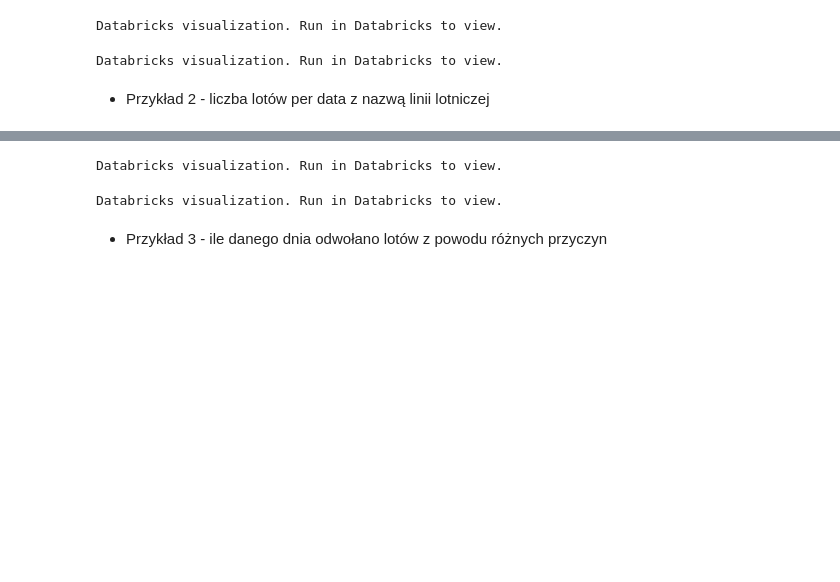
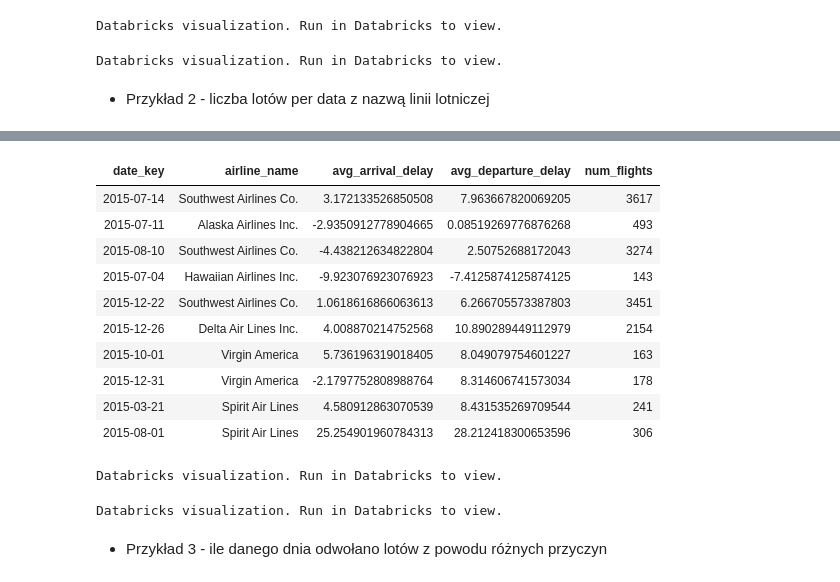
Before and after one commit to Nicram123/data-warehouse-flights, a Jupyter notebook: notebooks/Reports_notebook.ipynb, the cells around one changed output, grey strips where cells are left out. Saved outputs shown, nothing was run; the diff lists cells and outputs as text; code cells hidden in the pictures; blank space fills up the shorter version.

```diff
--- a/notebooks/Reports_notebook.ipynb
+++ b/notebooks/Reports_notebook.ipynb
@@ -42,4 +53,5 @@ GROUP BY f.date_key, a.airline_name;
 # %%
 %sql
 SELECT * FROM flight_sales_gold.vw_airline_daily_delay
+LIMIT 10;
 # %% [output]
@@ -47,3 +58,14 @@ SELECT * FROM flight_sales_gold.vw_airline_daily_delay
+| date_key | airline_name | avg_arrival_delay | avg_departure_delay | num_flights |
+| 2015-07-14 | Southwest Airlines Co. | 3.172133526850508 | 7.963667820069205 | 3617 |
+| 2015-07-11 | Alaska Airlines Inc. | -2.9350912778904665 | 0.08519269776876268 | 493 |
+| 2015-08-10 | Southwest Airlines Co. | -4.438212634822804 | 2.50752688172043 | 3274 |
+| 2015-07-04 | Hawaiian Airlines Inc. | -9.923076923076923 | -7.4125874125874125 | 143 |
+| 2015-12-22 | Southwest Airlines Co. | 1.0618616866063613 | 6.266705573387803 | 3451 |
+| 2015-12-26 | Delta Air Lines Inc. | 4.008870214752568 | 10.890289449112979 | 2154 |
+| 2015-10-01 | Virgin America | 5.736196319018405 | 8.049079754601227 | 163 |
+| 2015-12-31 | Virgin America | -2.1797752808988764 | 8.314606741573034 | 178 |
+| 2015-03-21 | Spirit Air Lines | 4.580912863070539 | 8.431535269709544 | 241 |
+| 2015-08-01 | Spirit Air Lines | 25.254901960784313 | 28.212418300653596 | 306 |
 Databricks visualization. Run in Databricks to view.
 Databricks visualization. Run in Databricks to view.
 # %% [markdown]
```
Also changed, not shown: parts of 3 cells of this notebook.
